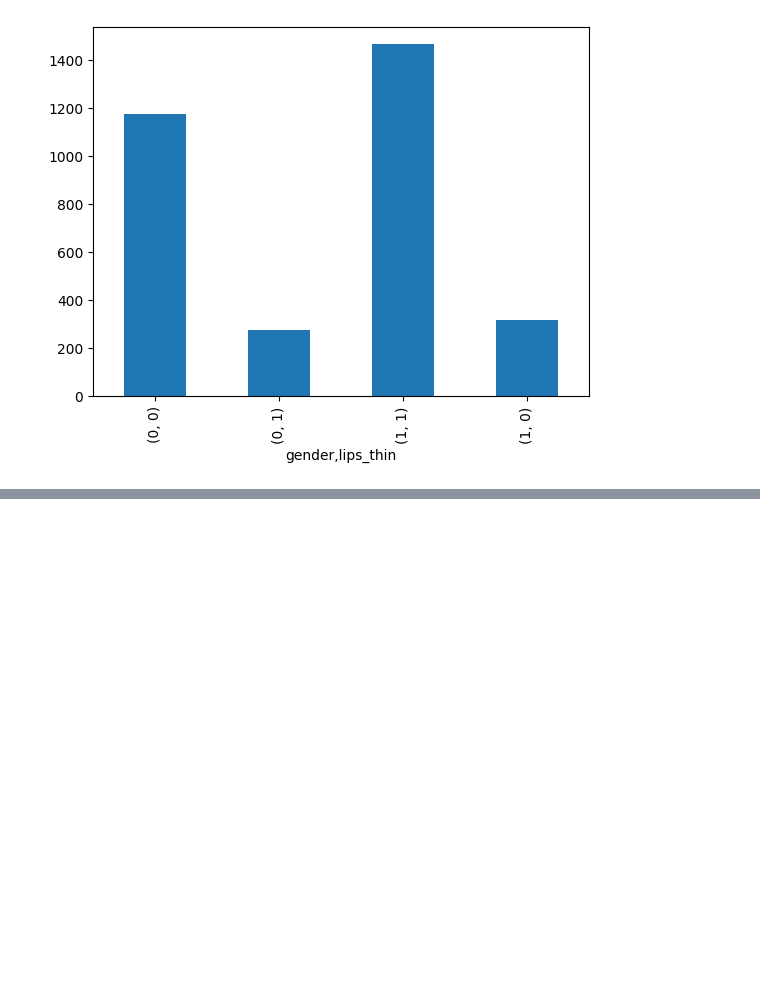
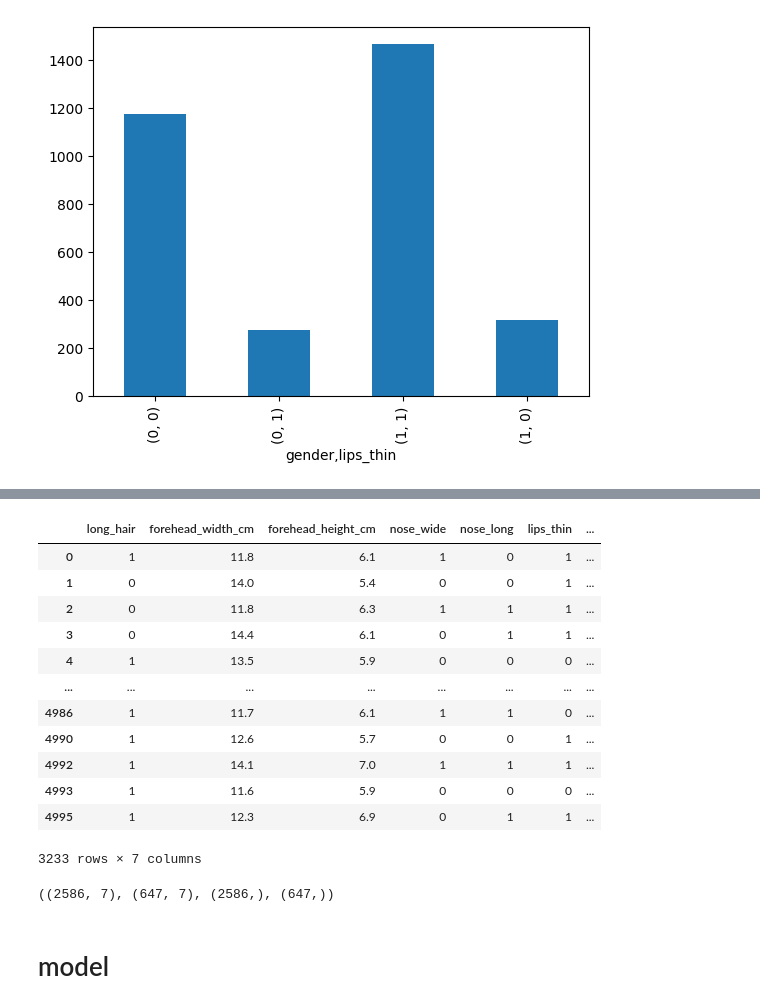
Before and after one commit to ebteshamul/logistic-regression, a Jupyter notebook: model.ipynb, the cells around one changed output, grey strips where cells are left out. Saved outputs shown, nothing was run; the diff lists cells and outputs as text; code cells hidden in the pictures; blank space fills up the shorter version.

```diff
--- a/model.ipynb
+++ b/model.ipynb
@@ -151,3 +155,7 @@ df.groupby("gender")["lips_thin"].value_counts().plot(kind= "bar")
 # %% [output]
 <Axes: xlabel='gender,lips_thin'>
 [figure]
+# %%
+"""df['lips_thick'] = (df['lips_thin'] - 1).abs()
+df['lips_label'] = df['lips_thick'].map({1: 'Thick', 0: 'Thin'})
+sns.countplot(data=df, x='gender', hue='lips_label')"""
@@ -153,0 +172,5 @@ df.groupby("gender")["lips_thin"].value_counts().plot(kind= "bar")
+# %%
+x = df.iloc[:, 0:-1]
+y = df.iloc[:, -1]
+y = y.astype(int)
+y
@@ -153,0 +190,16 @@ df.groupby("gender")["lips_thin"].value_counts().plot(kind= "bar")
+# %%
+x
+# %% [output]
+|  | long_hair | forehead_width_cm | forehead_height_cm | nose_wide | nose_long | lips_thin | ... |
+| 0 | 1 | 11.8 | 6.1 | 1 | 0 | 1 | ... |
+| 1 | 0 | 14.0 | 5.4 | 0 | 0 | 1 | ... |
+| 2 | 0 | 11.8 | 6.3 | 1 | 1 | 1 | ... |
+| 3 | 0 | 14.4 | 6.1 | 0 | 1 | 1 | ... |
+| 4 | 1 | 13.5 | 5.9 | 0 | 0 | 0 | ... |
+| ... | ... | ... | ... | ... | ... | ... | ... |
+| 4986 | 1 | 11.7 | 6.1 | 1 | 1 | 0 | ... |
+| 4990 | 1 | 12.6 | 5.7 | 0 | 0 | 1 | ... |
+| 4992 | 1 | 14.1 | 7.0 | 1 | 1 | 1 | ... |
+| 4993 | 1 | 11.6 | 5.9 | 0 | 0 | 0 | ... |
+| 4995 | 1 | 12.3 | 6.9 | 0 | 1 | 1 | ... |
+3233 rows × 7 columns
@@ -153,0 +208,6 @@ df.groupby("gender")["lips_thin"].value_counts().plot(kind= "bar")
+# %%
+xtrain.shape, xtest.shape, ytrain.shape, ytest.shape
+# %% [output]
+((2586, 7), (647, 7), (2586,), (647,))
+# %% [markdown]
+# model
```
Also changed, not shown: parts of 11 cells of this notebook.
